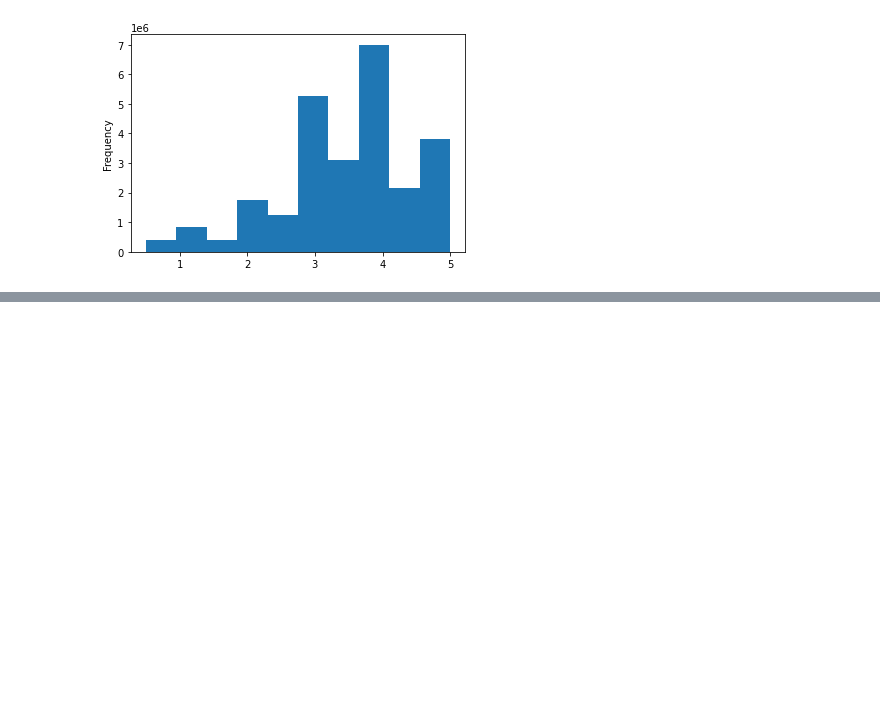
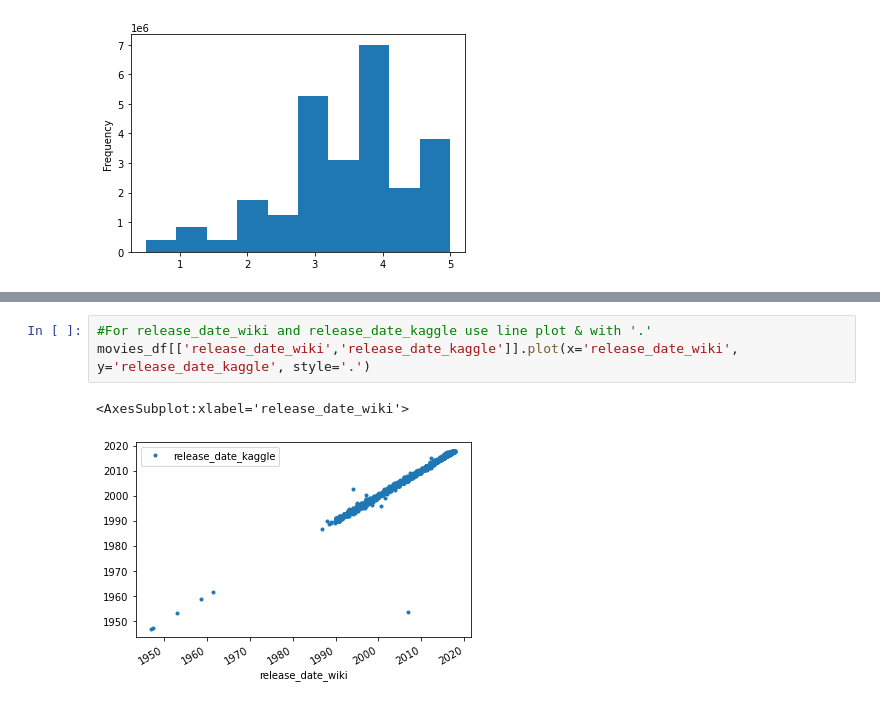
Before and after one commit to JackieCortes/Movies-ETL, a Jupyter notebook: Module8_ETL.ipynb, the cells around one changed output, grey strips where cells are left out. Saved outputs shown, nothing was run; the diff lists cells and outputs as text; blank space fills up the shorter version.

```diff
--- a/Module8_ETL.ipynb
+++ b/Module8_ETL.ipynb
@@ -900,0 +988,6 @@ Name: rating, dtype: float64
+# %%
+#For release_date_wiki and release_date_kaggle use line plot & with '.'
+movies_df[['release_date_wiki','release_date_kaggle']].plot(x='release_date_wiki', y='release_date_kaggle', style='.')
+# %% [output]
+<AxesSubplot:xlabel='release_date_wiki'>
+[figure, added]
```
Also changed, not shown: parts of 32 cells of this notebook.
